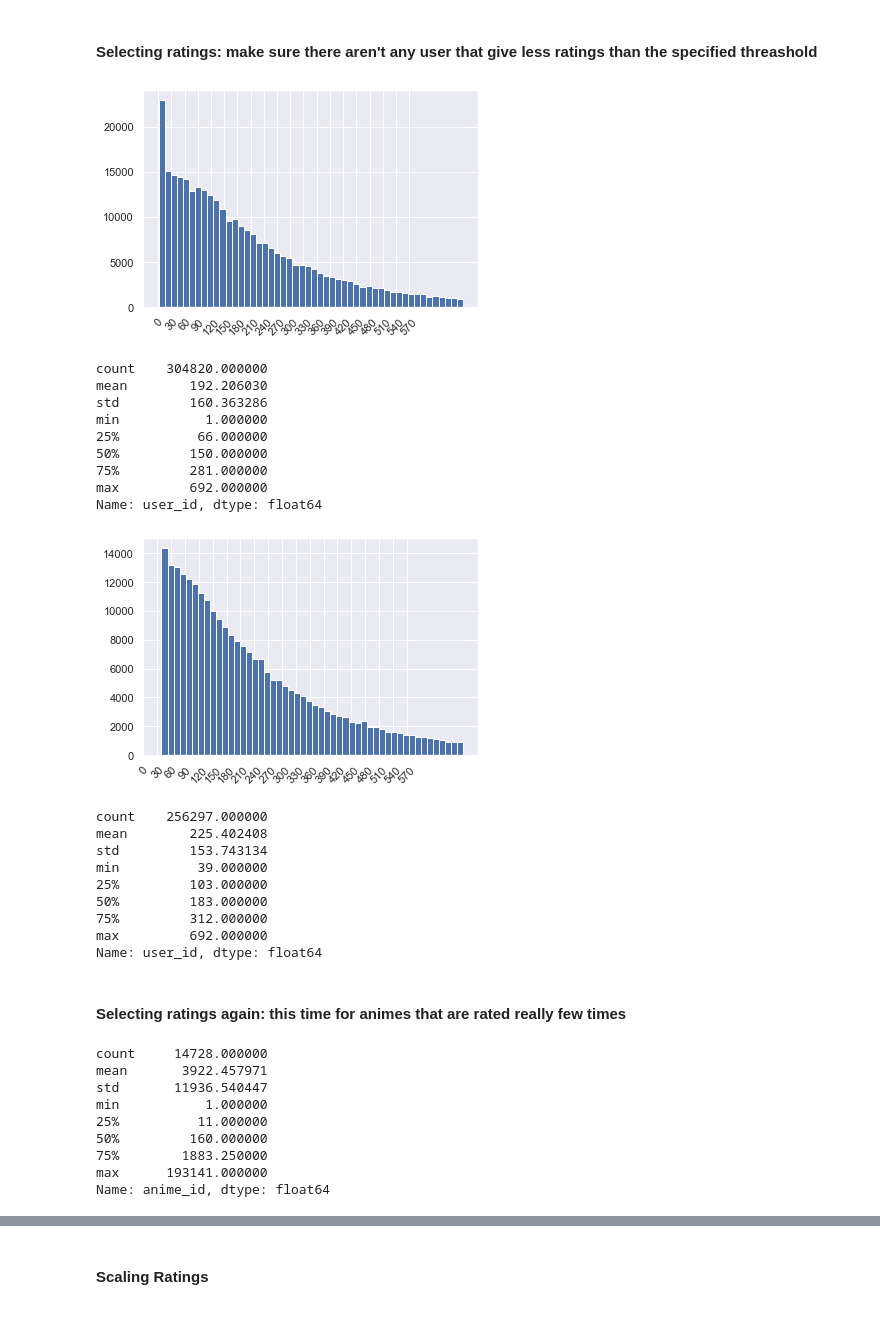
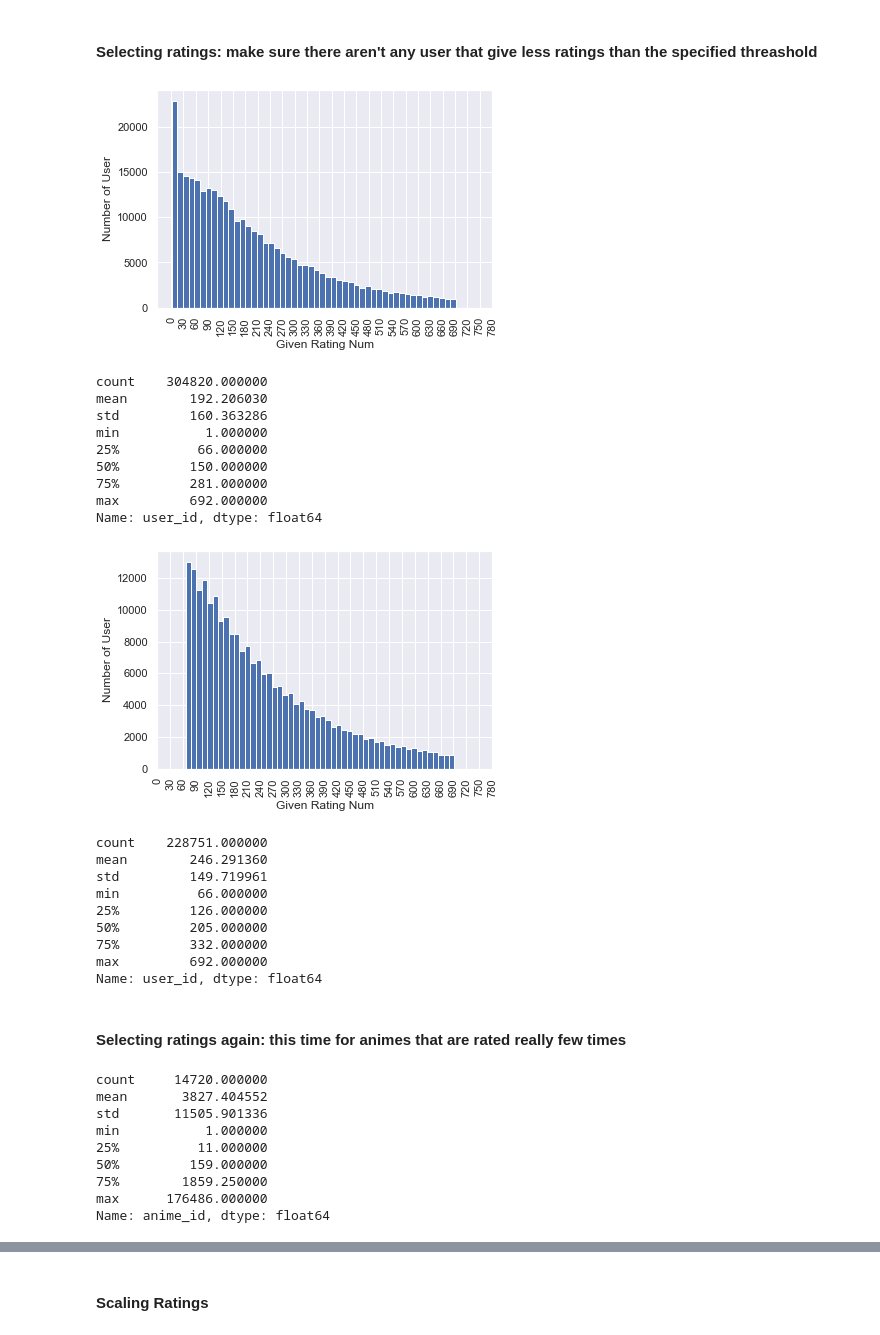
Before and after one commit to rusenbb/Anime_Recommender, a Jupyter notebook: main.ipynb, the cells around one changed output, grey strips where cells are left out. Cells and saved outputs as stored; diff of their text form; code cells hidden in the pictures.

```diff
--- a/main.ipynb
+++ b/main.ipynb
@@ -391,11 +400,13 @@ But there are still users with one or really less number of ratings. They will n
 #### Selecting ratings: make sure there aren't any user that give less ratings than the specified threashold
 # %%
 plt.hist(ratings['user_id'].value_counts(),bins=50)
-plt.xticks(np.arange(0,600,30), rotation=45)
+plt.xticks(np.arange(0,800,30), rotation=90)
+plt.ylabel('Number of User')
+plt.xlabel('Given Rating Num')
 plt.show()
 ratings['user_id'].value_counts().describe()
 # %% [output]
-[figure, old version]
+[figure, new version]
 count    304820.000000
 mean        192.206030
 std         160.363286
@@ -407,23 +418,25 @@ max         692.000000
 Name: user_id, dtype: float64
 # %%
 temp_df = ratings.user_id.value_counts()
-temp_rating_filter = temp_df >= 39 # Threshold: > 0.25 percentile
+temp_rating_filter = temp_df >= 66 # Threshold: > 0.25 percentile
 ratings = ratings[ratings['user_id'].isin((temp_df[temp_rating_filter]).index)]
 del temp_rating_filter, temp_df
 # %%
 plt.hist(ratings['user_id'].value_counts(),bins=50)
-plt.xticks(np.arange(0,600,30), rotation=45)
+plt.xticks(np.arange(0,800,30), rotation=90)
+plt.ylabel('Number of User')
+plt.xlabel('Given Rating Num')
 plt.show()
 ratings['user_id'].value_counts().describe()
 # %% [output]
-[figure, old version]
+[figure, new version]
-count    256297.000000
-mean        225.402408
-std         153.743134
-min          39.000000
-25%         103.000000
-50%         183.000000
-75%         312.000000
+count    228751.000000
+mean        246.291360
+std         149.719961
+min          66.000000
+25%         126.000000
+50%         205.000000
+75%         332.000000
 max         692.000000
 Name: user_id, dtype: float64
 # %% [markdown]
@@ -431,13 +444,13 @@ Name: user_id, dtype: float64
 # %%
 ratings['anime_id'].value_counts().describe()
 # %% [output]
-count     14728.000000
-mean       3922.457971
-std       11936.540447
+count     14720.000000
+mean       3827.404552
+std       11505.901336
 min           1.000000
 25%          11.000000
-50%         160.000000
-75%        1883.250000
-max      193141.000000
+50%         159.000000
+75%        1859.250000
+max      176486.000000
 Name: anime_id, dtype: float64
 # %%
```
Also changed, not shown: parts of 45 cells of this notebook.
